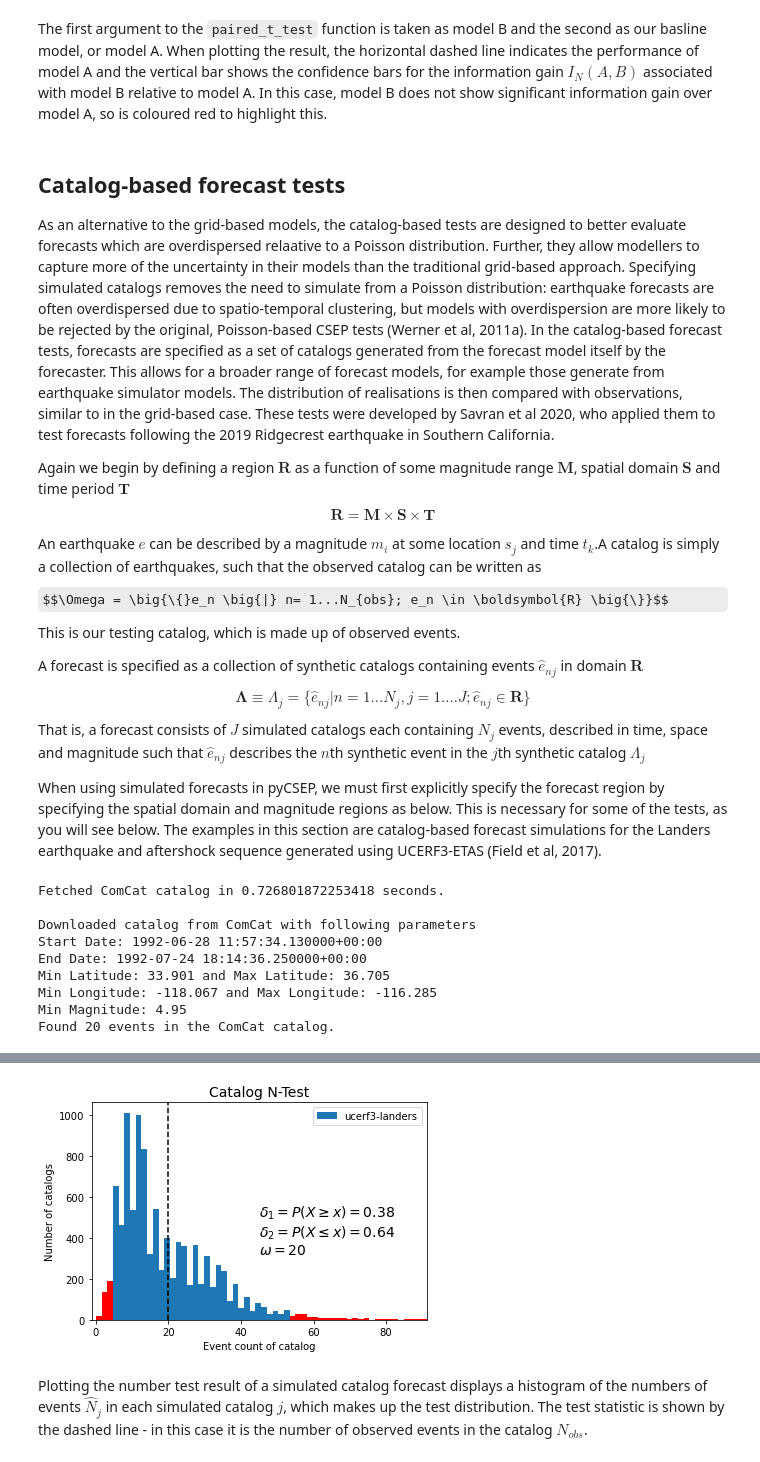
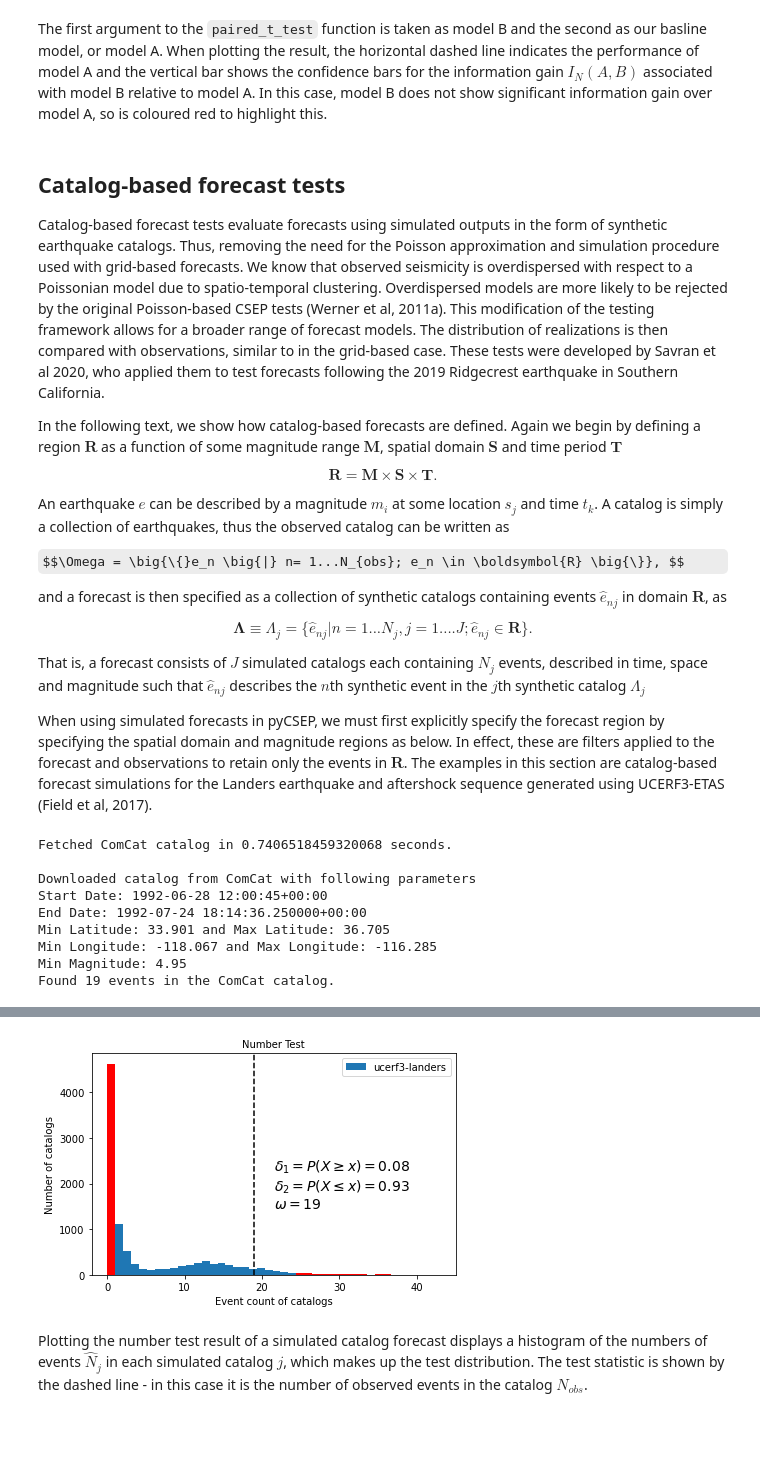
Before and after one commit to kirstybayliss/pyCSEP_test_notebook, a Jupyter notebook: CSEP_tests.ipynb, the cells around one changed output, grey strips where cells are left out. Saved outputs shown, nothing was run; the diff lists cells and outputs as text; code cells hidden in the pictures; some formulas as TeX source; blank space fills up the shorter version.

```diff
--- a/CSEP_tests.ipynb
+++ b/CSEP_tests.ipynb
@@ -256,13 +300,14 @@ The T-test becomes more accurate as $N \rightarrow \infty$ due to the central li
 The T-test and W-tests are implemented in pyCSEP as below.
 # %%
-Helmstetter_MS = csep.load_gridded_forecast(datasets.helmstetter_mainshock_fname,
-                                              name ="Helmstetter Mainshock")
+helmstetter_MS = csep.load_gridded_forecast(datasets.helmstetter_mainshock_fname,
+                                              name = "Helmstetter Mainshock")
 
-t_test = poisson.paired_t_test( Helmstetter, Helmstetter_MS, catalog)
-w_test = poisson.w_test(Helmstetter, Helmstetter_MS, catalog)
-comp_args = {'title': 'Paired T-test result',
-             'ylabel': 'information gain',
-             'xlabel': 'Model'}
+t_test = poisson.paired_t_test(helmstetter, helmstetter_MS, catalog)
+w_test = poisson.w_test(helmstetter, helmstetter_MS, catalog)
+comp_args = {'title': 'Paired T-test Result',
+             'ylabel': 'Information gain',
+             'xlabel': '',
+             'xticklabels_rotation': 0}
 
-ax = plots.plot_comparison_test([t_test], plot_args= comp_args)
+ax = plots.plot_comparison_test([t_test], [w_test], plot_args=comp_args)
 # %% [output]
@@ -273,24 +317,27 @@ The first argument to the `paired_t_test` function is taken as model B and the s
 # %% [markdown]
 ## Catalog-based forecast tests
 
-As an alternative to the grid-based models, the catalog-based tests are designed to better evaluate forecasts which are overdispersed relaative to a Poisson distribution. Further, they allow modellers to capture more of the uncertainty in their models than the traditional grid-based approach. Specifying simulated catalogs removes the need to simulate from a Poisson distribution: earthquake forecasts are often overdispersed due to spatio-temporal clustering, but models with overdispersion are more likely to be rejected by the original, Poisson-based CSEP tests (Werner et al, 2011a). In the catalog-based forecast tests, forecasts are specified as a set of catalogs generated from the forecast model itself by the forecaster. This allows for a broader range of forecast models, for example those generate from earthquake simulator models. The distribution of realisations is then compared with observations, similar to in the grid-based case.  These tests were developed by Savran et al 2020, who applied them to test forecasts following the 2019 Ridgecrest earthquake in Southern California.
+Catalog-based forecast tests evaluate forecasts using simulated outputs in the form of synthetic earthquake catalogs. Thus, removing the need for the Poisson approximation and simulation procedure used with grid-based forecasts. We know that observed seismicity is overdispersed with respect to a Poissonian model due to spatio-temporal clustering. Overdispersed models are more likely to be rejected by the original Poisson-based CSEP tests (Werner et al, 2011a). This modification of the testing framework allows for a broader range of forecast models. The distribution of realizations is then compared with observations, similar to in the grid-based case.  These tests were developed by Savran et al 2020, who applied them to test forecasts following the 2019 Ridgecrest earthquake in Southern California.
 
-Again we begin by defining a region $\boldsymbol{R}$ as a function of some magnitude range $\boldsymbol{M}$, spatial domain $\boldsymbol{S}$ and time period $\boldsymbol{T}$
-$$ \boldsymbol{R} = \boldsymbol{M} \times \boldsymbol{S} \times \boldsymbol{T}$$
+In the following text, we show how catalog-based forecasts are defined. Again we begin by defining a region $\boldsymbol{R}$ as a function of some magnitude range $\boldsymbol{M}$, spatial domain $\boldsymbol{S}$ and time period $\boldsymbol{T}$
 
-An earthquake $e$ can be described by a magnitude $m_i$ at some location $s_j$ and time $t_k$.A catalog is simply a collection of earthquakes, such that the observed catalog can be written as
-$$\Omega = \big{\{}e_n \big{|} n= 1...N_{obs}; e_n \in \boldsymbol{R} \big{\}}$$
-This is our testing catalog, which is made up of observed events.
+$$ \boldsymbol{R} = \boldsymbol{M} \times \boldsymbol{S} \times \boldsymbol{T}.$$
 
-A forecast is specified as a collection of synthetic catalogs containing events $\hat{e}_{nj}$ in domain $\boldsymbol{R}$
+An earthquake $e$ can be described by a magnitude $m_i$ at some location $s_j$ and time $t_k$. A catalog is simply a collection of earthquakes, thus the observed catalog can be written as
 
-$$ \boldsymbol{\Lambda} \equiv \Lambda_j = \{\hat{e}_{nj} | n = 1... N_j, j= 1....J ;\hat{e}_{nj} \in \boldsymbol{R} \} $$
+$$\Omega = \big{\{}e_n \big{|} n= 1...N_{obs}; e_n \in \boldsymbol{R} \big{\}}, $$
+
+and a forecast is then specified as a collection of synthetic catalogs containing events $\hat{e}_{nj}$ in domain $\boldsymbol{R}$, as
+
+$$ \boldsymbol{\Lambda} \equiv \Lambda_j = \{\hat{e}_{nj} | n = 1... N_j, j= 1....J ;\hat{e}_{nj} \in \boldsymbol{R} \}. $$
+
 That is, a forecast consists of $J$ simulated catalogs each containing $N_j$ events, described in time, space and magnitude such that $\hat{e}_{nj}$ describes the $n$th synthetic event in the $j$th synthetic catalog $\Lambda_j$
 
-When using simulated forecasts in pyCSEP, we must first explicitly specify the forecast region by specifying the spatial domain and magnitude regions as below. This is necessary for some of the tests, as you will see below. The examples in this section are catalog-based forecast simulations for the Landers earthquake and aftershock sequence generated using UCERF3-ETAS (Field et al, 2017).
+When using simulated forecasts in pyCSEP, we must first explicitly specify the forecast region by specifying the spatial domain and magnitude regions as below. In effect, these are filters applied to the forecast and observations to retain only the events in $\boldsymbol{R}$. The examples in this section are catalog-based forecast simulations for the Landers earthquake and aftershock sequence generated using UCERF3-ETAS (Field et al, 2017).
 # %%
-start_time = time_utils.strptime_to_utc_datetime("1992-06-28 11:57:34.14")
-end_time = time_utils.strptime_to_utc_datetime("1992-07-28 11:57:34.14")
+# Define the start and end times of the forecasts
+start_time = time_utils.strptime_to_utc_datetime("1992-06-28 11:57:35.0")
+end_time = time_utils.strptime_to_utc_datetime("1992-07-28 11:57:35.0")
 
 # Magnitude bins properties
 min_mw = 4.95
@@ -302,31 +349,33 @@ magnitudes = regions.magnitude_bins(min_mw, max_mw, dmw)
 region = regions.california_relm_region()
 
 # Bind region information to the forecast (this will be used for binning of the catalogs)
-
 space_magnitude_region = regions.create_space_magnitude_region(region, magnitudes)
 
 # Load forecast
 forecast = csep.load_catalog_forecast(datasets.ucerf3_ascii_format_landers_fname,
-                                      start_time = start_time, end_time = end_time,
-                                      region = space_magnitude_region)
-
+                                      start_time = start_time,
+                                      end_time = end_time,
+                                      region = space_magnitude_region,
+                                      apply_filters = True)
+# Compute expected rates
 forecast.filters = [f'origin_time >= {forecast.start_epoch}', f'origin_time < {forecast.end_epoch}']
 _ = forecast.get_expected_rates(verbose=False)
-# Obtain Comcat catalog and filter to region.
+
+# Obtain Comcat catalog and filter to region
 comcat_catalog = csep.query_comcat(start_time, end_time, min_magnitude=forecast.min_magnitude)
 
 # Filter observed catalog using the same region as the forecast
 comcat_catalog = comcat_catalog.filter_spatial(forecast.region)
 # %% [output]
-Fetched ComCat catalog in 0.726801872253418 seconds.
+Fetched ComCat catalog in 0.7406518459320068 seconds.
 
 Downloaded catalog from ComCat with following parameters
-Start Date: 1992-06-28 11:57:34.130000+00:00
+Start Date: 1992-06-28 12:00:45+00:00
 End Date: 1992-07-24 18:14:36.250000+00:00
 Min Latitude: 33.901 and Max Latitude: 36.705
 Min Longitude: -118.067 and Max Longitude: -116.285
 Min Magnitude: 4.95
-Found 20 events in the ComCat catalog.
+Found 19 events in the ComCat catalog.
 # %% [markdown]
 #### <b> Number Test </b>
 
@@ -343,10 +396,10 @@ $$\delta_2 = P(N_j \leq N_{obs}) = F_N(N_{obs})$$
 
 <b> Implementation in pyCSEP </b>
 # %%
-number_test_result = catalog_evaluations.number_test(forecast, comcat_catalog)
+number_test_result = catalog_evaluations.number_test(forecast, comcat_catalog, verbose=False)
 ax = number_test_result.plot()
 # %% [output]
-[figure, old version]
+[figure, new version]
 # %% [markdown]
 Plotting the number test result of a simulated catalog forecast displays a histogram of the numbers of events $\hat{N}_j$ in each simulated catalog $j$, which makes up the test distribution. The test statistic is shown by the dashed line - in this case it is the number of observed events in the catalog $N_{obs}$.
 # %% [markdown]
```
Also changed, not shown: parts of 26 cells of this notebook.
